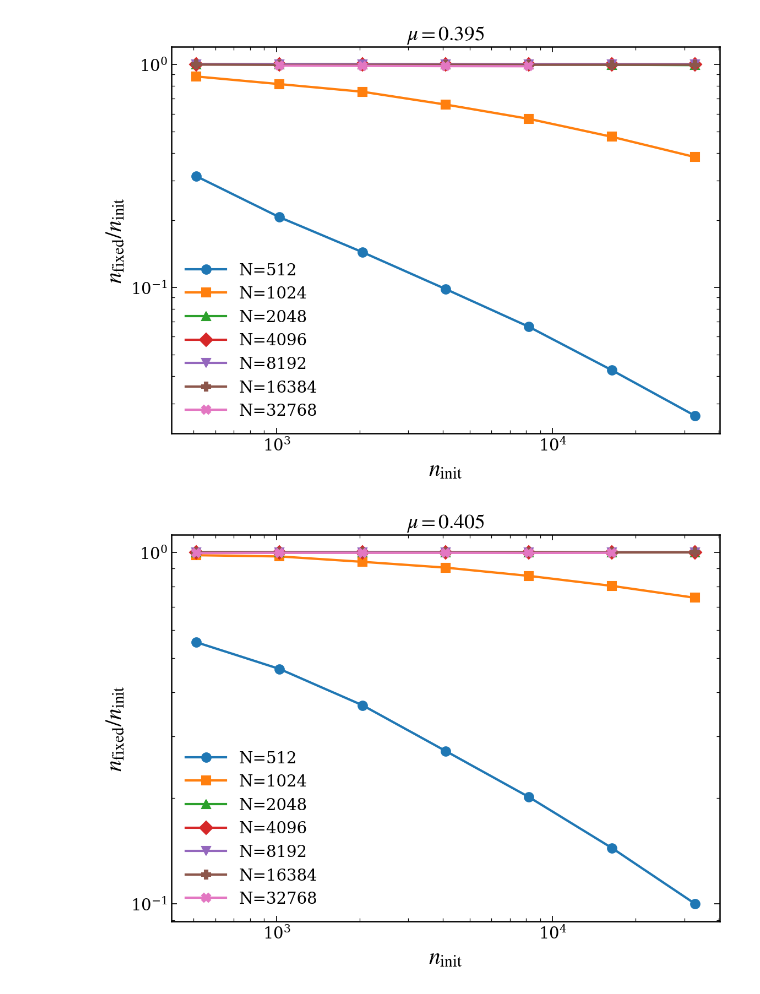
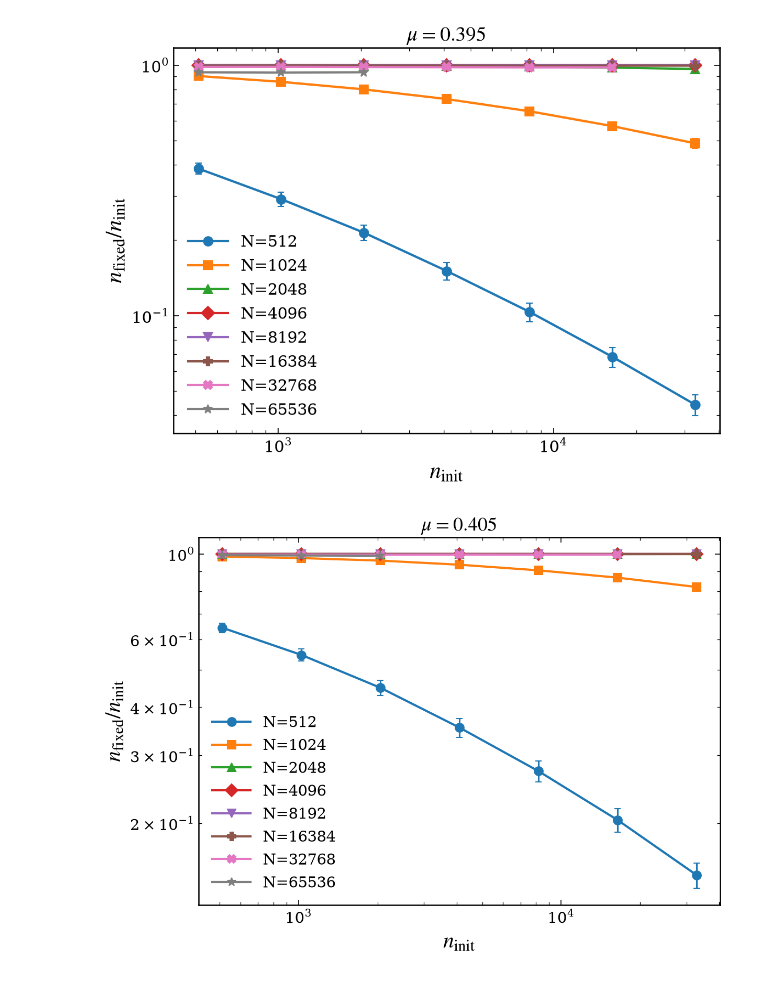
Before and after one commit to d4v1d-cub/Ecology, a Jupyter notebook: processing_data/IBMF/process_IBMF_count_fixedpoints.ipynb, the cells around one changed output. Drawn from its saved outputs; the diff is of its cells as text; code cells hidden in the pictures.

```diff
--- a/processing_data/IBMF/process_IBMF_count_fixedpoints.ipynb
+++ b/processing_data/IBMF/process_IBMF_count_fixedpoints.ipynb
@@ -43,11 +43,13 @@ def plot_nfixedpoints_gnuplot(data, val_filter, param_list_to_plot, pos_filter=0
             continue
         sub = sub[np.argsort(sub[:, pos_xplot])]
         xdata = sub[:, pos_xplot]
-        nfixedpoints_norm = (sub[:, 3]) / sub[:, 2]
+        nfixedpoints_norm = sub[:, 3] / sub[:, 2]
+        error = sub[:, 4] / sub[:, 2]
 
         ax.plot(xdata, nfixedpoints_norm, marker=marker, linestyle='-', linewidth=linewidth,
                 markersize=markersize, label=rf'{label_param}={type_param(param)}',
                 color=color)
+        ax.errorbar(xdata, nfixedpoints_norm, yerr=error, fmt='none', ecolor=color, elinewidth=1.5, capsize=3)
     if logscalex:
         ax.set_xscale('log')
     if logscaley:
@@ -81,14 +83,14 @@ def plot_nfixedpoints_gnuplot(data, val_filter, param_list_to_plot, pos_filter=0
     plt.show()
 # %%
 path_nfixedpoints = ("/run/media/david/Data/Research/Ecology/Results/IBMF/Counting_fixed_points/"
-                      "IBMF_T0_seq_gr_inside_RRG_eps_0.000_sigma_0.000_c_3_seedgraph_3_Lotka_Volterra_final_"
-                      "av0_0.500_dn_0.500_tol_1.0e-06_maxiter_10000_damping_1.00_nfixedpoints.txt")
+                      "IBMF_T0_seq_gr_inside_RRG_eps_0.000_sigma_0.000_c_3_Lotka_Volterra_final_"
+                      "av0_0.500_dn_0.500_tol_1.0e-06_maxiter_10000_damping_1.00_nfixedpoints_avg.txt")
 
 data_nfixedpoints = read_nfixedpoints_file(path_nfixedpoints)
 # %%
 # mu_values = np.unique(data_nfixedpoints[:, 0])
 mu_values = [0.355, 0.360, 0.365, 0.375, 0.385, 0.395, 0.405]
-N_values = [512, 1024, 2048, 4096, 8192, 16384, 32768]
+N_values = [512, 1024, 2048, 4096, 8192, 16384, 32768, 65536]
 
 for mu in mu_values:
     plot_nfixedpoints_gnuplot(data_nfixedpoints, mu, N_values, logscaley=True)
@@ -101,4 +103,4 @@ for mu in mu_values:
-[figure, old version]
+[figure, new version]
-[figure, old version]
+[figure, new version]
 # %%
 mu_values = [0.355, 0.360]
```
Also changed, not shown: parts of 4 cells of this notebook, 1 other file.
